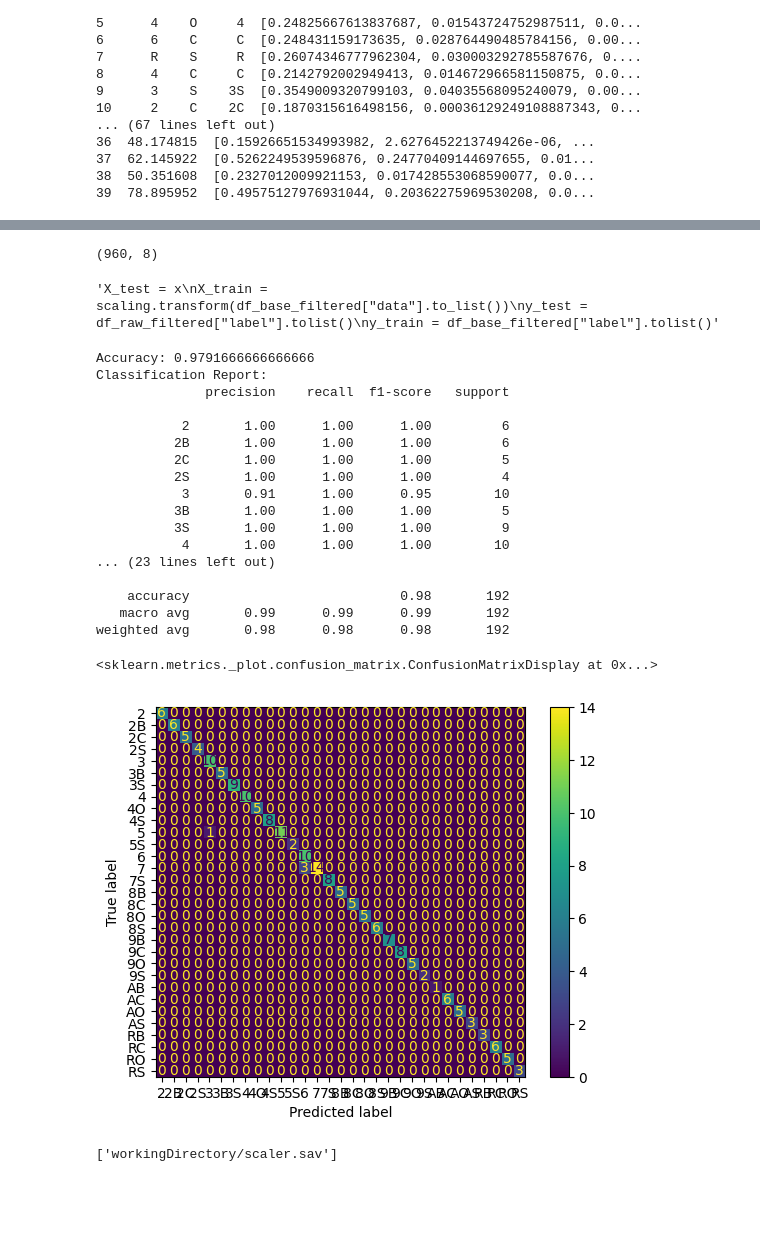
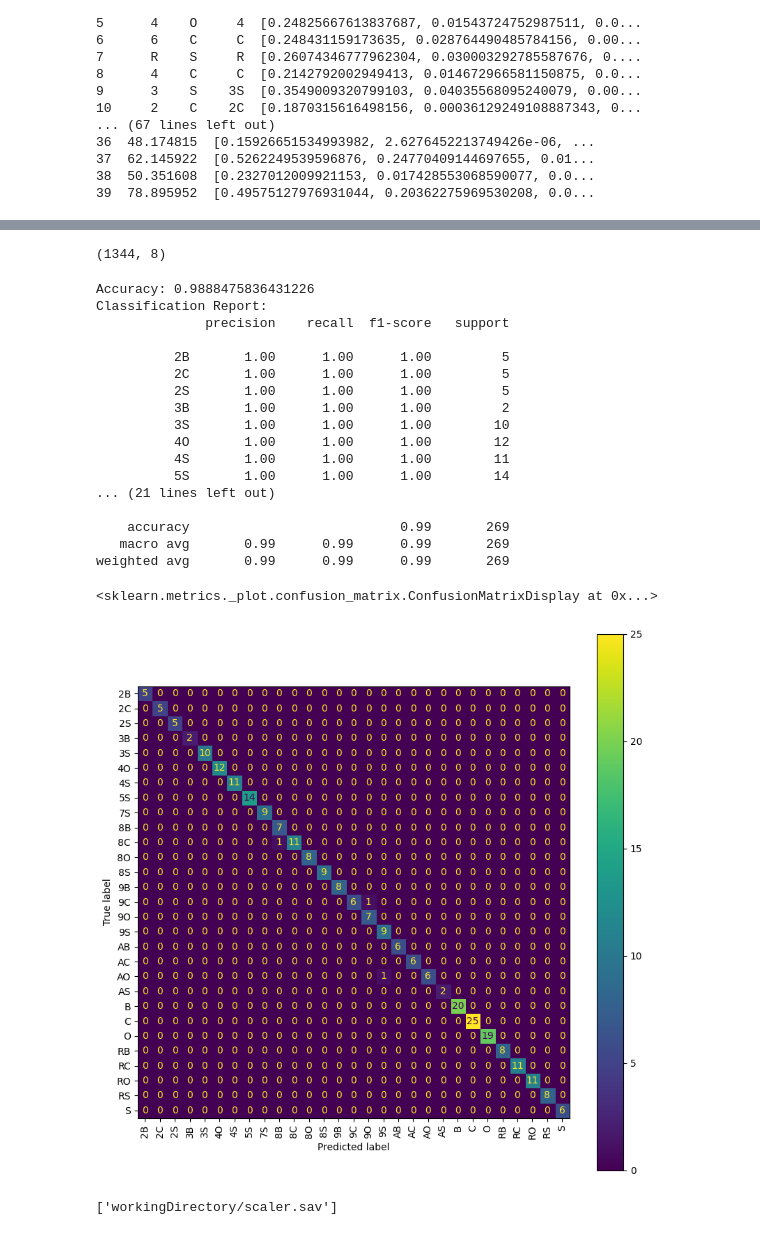
Before and after one commit to EmmanuelEngineer/NeapolitanCardClassifier, a Jupyter notebook: Classifier_generator.ipynb, the cells around one changed output, grey strips where cells are left out. Saved outputs shown, nothing was run; the diff lists cells and outputs as text; code cells hidden in the pictures; blank space fills up the shorter version.

```diff
--- a/Classifier_generator.ipynb
+++ b/Classifier_generator.ipynb
@@ -18,14 +18,13 @@ def append_data(row):
     data = np.append(data,row["hue"])
     return data
 # %%
-#Generating dataset with the generated images from Dataset_Generator.ipynb
+#Generating dataset using the generated images from Dataset_Generator.ipynb
 labels = []
 hu_moments = []
 average_hue=[]
 samples=[]
 for path in dataset_paths:
-    #Thr dataset is build
-    properties = ut.label_properties(path)
+    properties = ut.label_properties_generated(path)
     samples.append(properties)
     image = cv2.imread(path)
     binary_image,contours = ut.preprocess_image(image)
@@ -132,6 +95,5 @@ print(df_raw)
 # %%
 %matplotlib inline
-from sklearn.decomposition import PCA
 from sklearn.preprocessing import StandardScaler
 scaling=StandardScaler()
 scaling.fit(df_generated["data"].tolist())
@@ -139,17 +101,10 @@ Scaled_data=scaling.transform(df_generated["data"].tolist())
 x=Scaled_data
 print(x.shape)
 # %% [output]
-(960, 8)
+(1344, 8)
-# %%
-X_train, X_test, y_train, y_test = train_test_split(x,df_generated["label"].tolist(), test_size=0.2, random_state=42)
-"""X_test = x
-X_train = scaling.transform(df_base_filtered["data"].to_list())
-y_test = df_raw_filtered["label"].tolist()
-y_train = df_base_filtered["label"].tolist()"""
-# %% [output]
-'X_test = x\nX_train = scaling.transform(df_base_filtered["data"].to_list())\ny_test = df_raw_filtered["label"].tolist()\ny_train = df_base_filtered["label"].tolist()'
 # %%
 from sklearn.ensemble import RandomForestClassifier
+X_train, X_test, y_train, y_test = train_test_split(x,df_generated["label"].tolist(), test_size=0.2, random_state=42)
 f_clf = RandomForestClassifier(n_estimators=10)
 f_clf = f_clf.fit(X_train,y_train)
 predictions = f_clf.predict(X_test)
@@ -157,33 +112,35 @@ print("Accuracy:", accuracy_score(y_test, predictions))
 print("Classification Report:")
 print(classification_report(y_test, predictions))
 # %% [output]
-Accuracy: 0.9791666666666666
+Accuracy: 0.9888475836431226
 Classification Report:
               precision    recall  f1-score   support
 
-           2       1.00      1.00      1.00         6
-          2B       1.00      1.00      1.00         6
+          2B       1.00      1.00      1.00         5
           2C       1.00      1.00      1.00         5
-          2S       1.00      1.00      1.00         4
-           3       0.91      1.00      0.95        10
-          3B       1.00      1.00      1.00         5
-          3S       1.00      1.00      1.00         9
-           4       1.00      1.00      1.00        10
-... (23 lines left out)
+          2S       1.00      1.00      1.00         5
+          3B       1.00      1.00      1.00         2
+          3S       1.00      1.00      1.00        10
+          4O       1.00      1.00      1.00        12
+          4S       1.00      1.00      1.00        11
+          5S       1.00      1.00      1.00        14
+... (21 lines left out)
 
-    accuracy                           0.98       192
-   macro avg       0.99      0.99      0.99       192
-weighted avg       0.98      0.98      0.98       192
+    accuracy                           0.99       269
+   macro avg       0.99      0.99      0.99       269
+weighted avg       0.99      0.99      0.99       269
 # %%
 from sklearn.metrics import confusion_matrix, ConfusionMatrixDisplay
 
 cm = confusion_matrix(y_test, predictions, labels=f_clf.classes_)
 disp = ConfusionMatrixDisplay(confusion_matrix=cm,
                                   display_labels=f_clf.classes_)
-disp.plot()
+
+fig, ax = plt.subplots(figsize=(10,10))
+disp.plot(ax=ax, xticks_rotation='vertical')
 # %% [output]
 <sklearn.metrics._plot.confusion_matrix.ConfusionMatrixDisplay at 0x...>
-[figure, old version]
+[figure, new version]
 # %%
 import joblib
 joblib.dump(f_clf,ut.Config.working_directory+"forest_classifier.sav")
```
Also changed, not shown: parts of 5 cells of this notebook, 25 other files.
